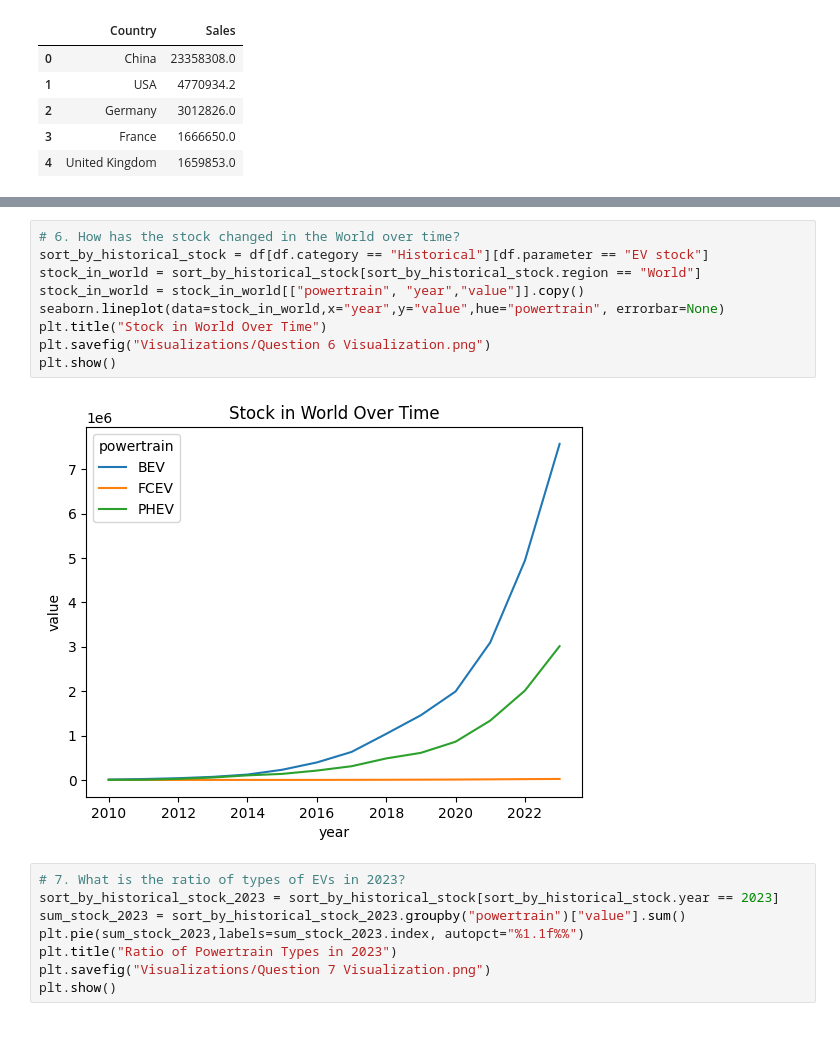
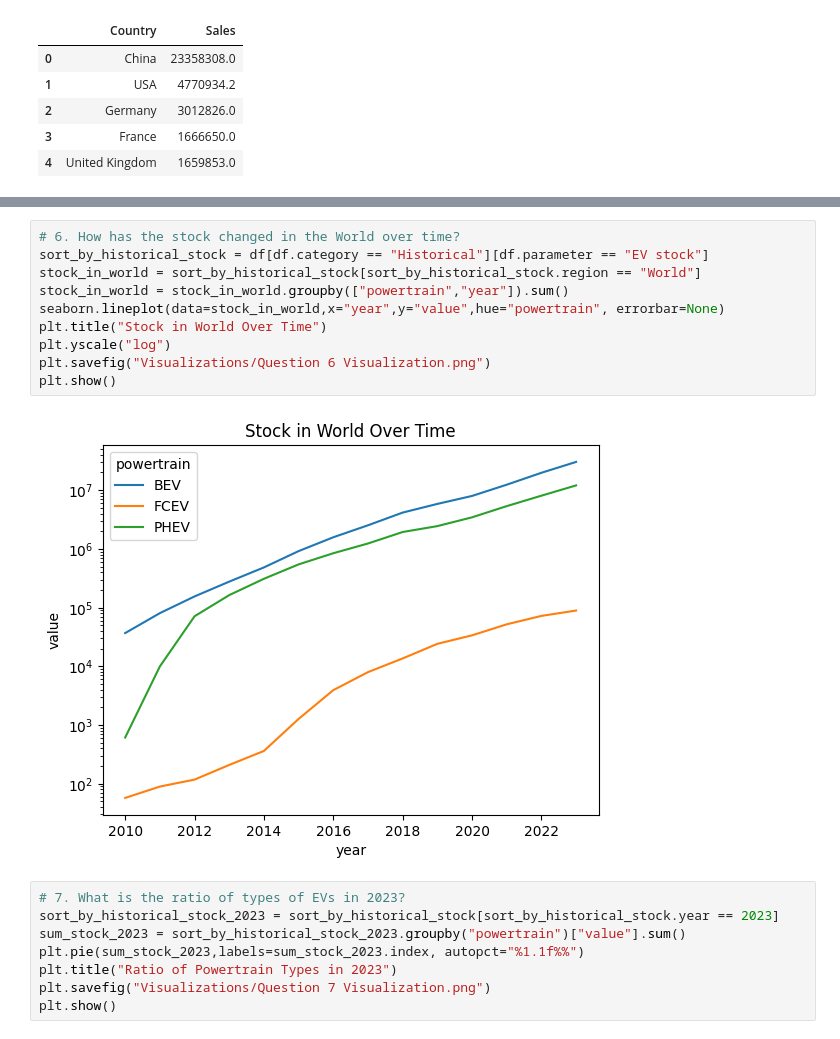
Before and after one commit to build-summer-2024/async-teal-kenny-final-project, a Jupyter notebook: final_project.ipynb, the cells around one changed output, grey strips where cells are left out. Saved outputs shown, nothing was run; the diff lists cells and outputs as text.

Commit message:
change some logic for q5 and q6 and changed graph scale

```diff
--- a/final_project.ipynb
+++ b/final_project.ipynb
@@ -112,14 +113,15 @@ plt.show()
 # %%
 # 6. How has the stock changed in the World over time?
 sort_by_historical_stock = df[df.category == "Historical"][df.parameter == "EV stock"]
 stock_in_world = sort_by_historical_stock[sort_by_historical_stock.region == "World"]
-stock_in_world = stock_in_world[["powertrain", "year","value"]].copy()
+stock_in_world = stock_in_world.groupby(["powertrain","year"]).sum()
 seaborn.lineplot(data=stock_in_world,x="year",y="value",hue="powertrain", errorbar=None)
 plt.title("Stock in World Over Time")
+plt.yscale("log")
 plt.savefig("Visualizations/Question 6 Visualization.png")
 plt.show()
 # %% [output]
-[figure, old version]
+[figure, new version]
 # %%
 # 7. What is the ratio of types of EVs in 2023?
 sort_by_historical_stock_2023 = sort_by_historical_stock[sort_by_historical_stock.year == 2023]
```
Also changed, not shown: parts of 2 cells of this notebook, 3 other files.
